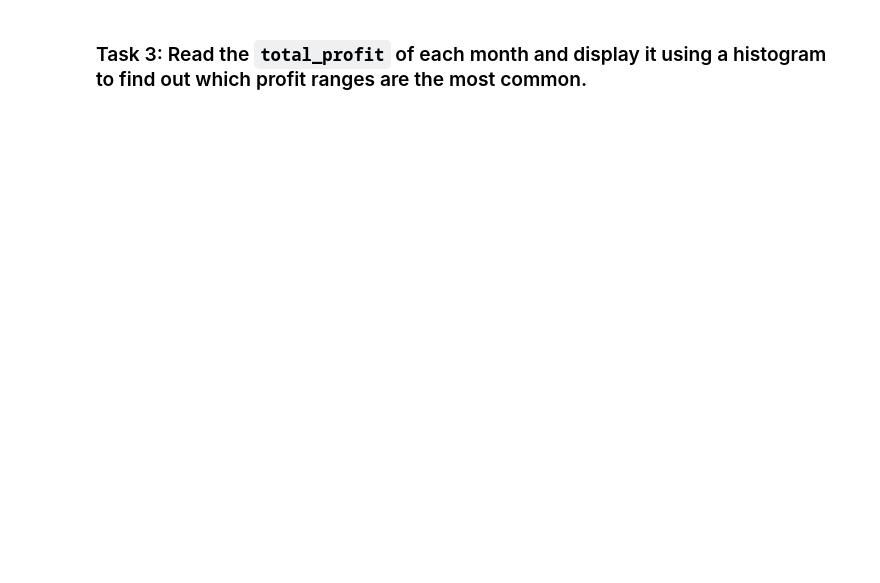
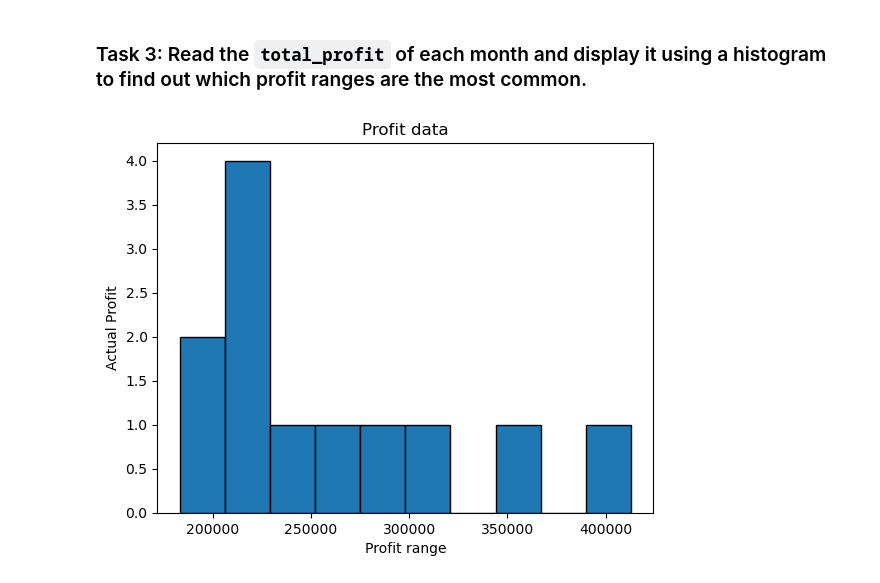
Before and after one commit to rdebullain/dataviz_exercises, a Jupyter notebook: matplotlib_exercise.ipynb, the cells around one changed output. Saved outputs shown, nothing was run; the diff lists cells and outputs as text; code cells hidden in the pictures; blank space fills up the shorter version.

```diff
--- a/matplotlib_exercise.ipynb
+++ b/matplotlib_exercise.ipynb
@@ -24,2 +49,10 @@ df.head()
 # %% [markdown]
 ### Task 3: Read the `total_profit` of each month and display it using a histogram to find out which profit ranges are the most common.
+# %%
+plt.hist(df['total_profit'], bins=10, edgecolor='black')
+plt.xlabel('Profit range')
+plt.ylabel('Actual Profit')
+plt.title('Profit data')
+plt.show()
+# %% [output]
+[figure, added]
```
Also changed, not shown: parts of 2 cells of this notebook.
